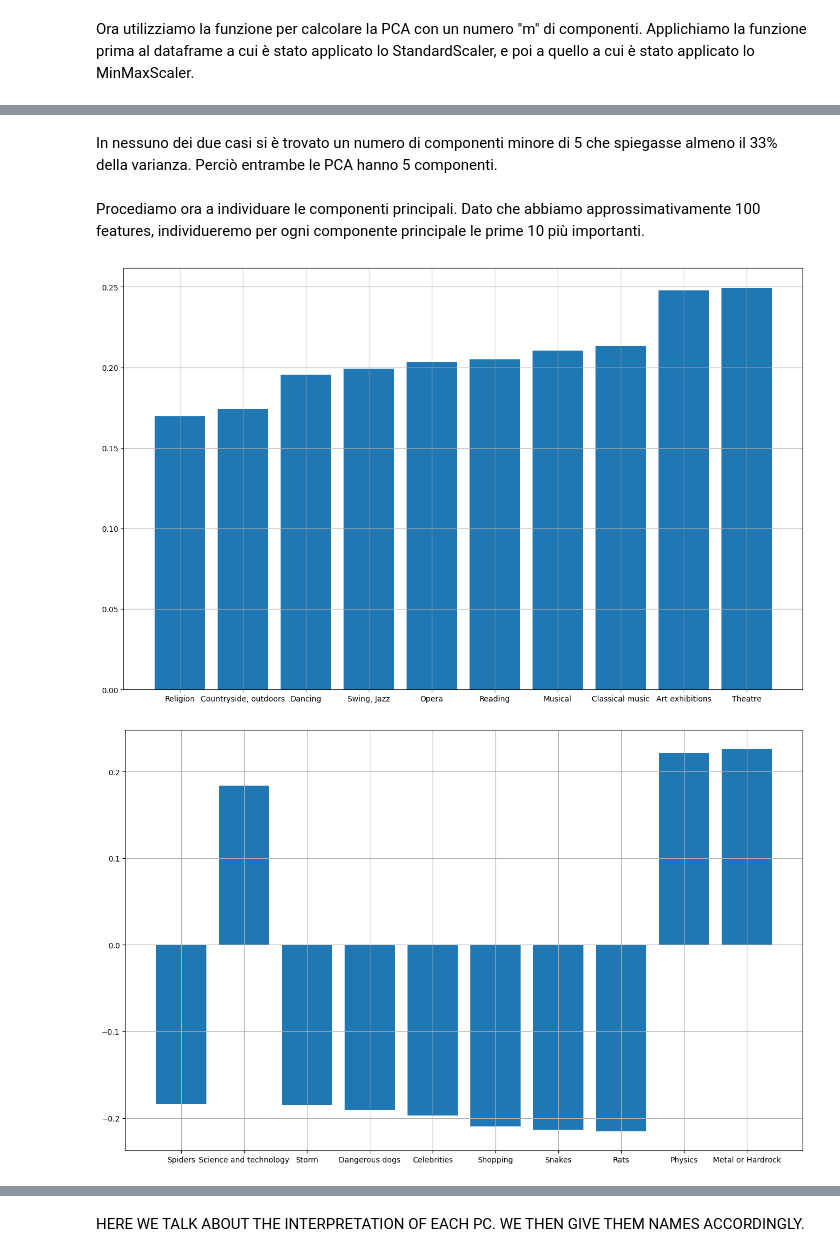
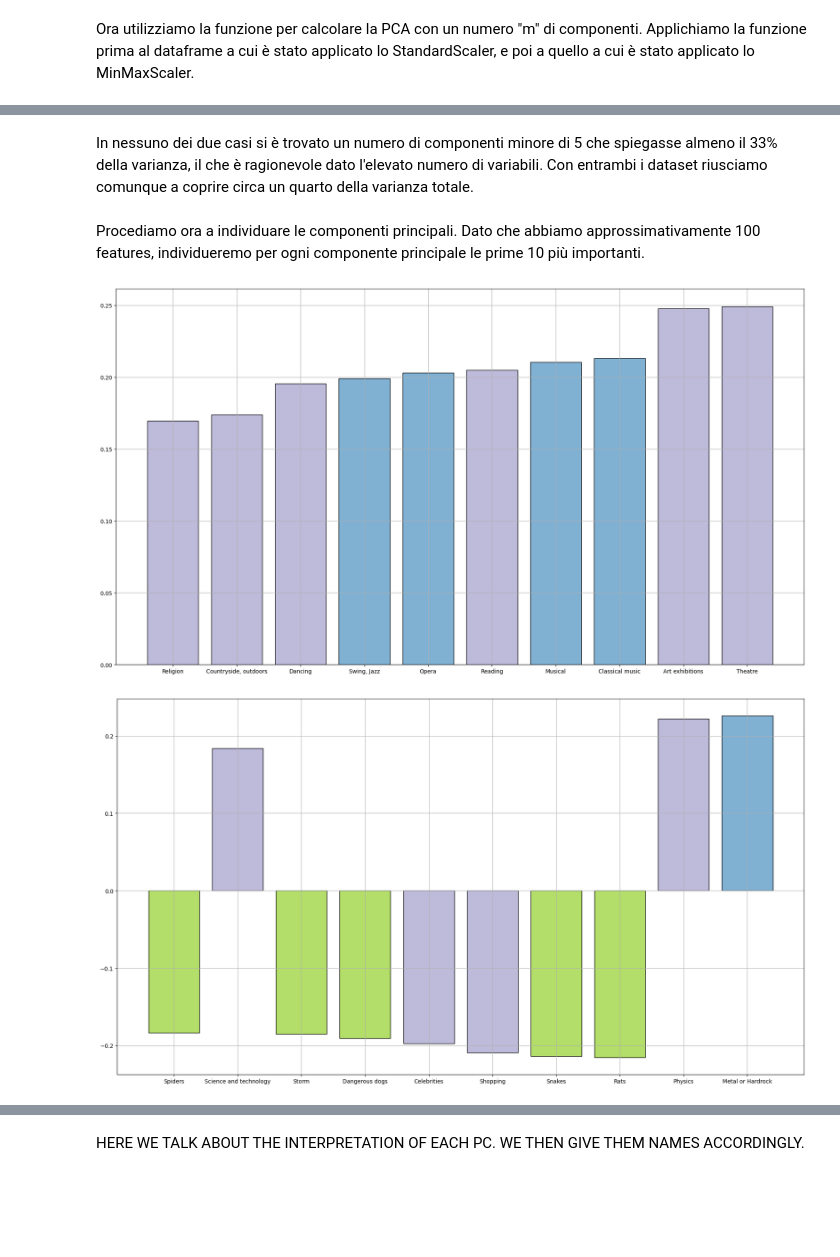
Before and after one commit to fabiolauro/PCA_CLA_Project, a Jupyter notebook: HWpca_Lauro_Martellone.ipynb, the cells around one changed output, grey strips where cells are left out. Saved outputs shown, nothing was run; the diff lists cells and outputs as text; code cells hidden in the pictures; blank space fills up the shorter version.

Commit message:
cute graphs

```diff
--- a/HWpca_Lauro_Martellone.ipynb
+++ b/HWpca_Lauro_Martellone.ipynb
@@ -450,8 +472,42 @@ def pca_computation(df,max):
 
         if exp_var >= 0.33:
             print(f"PCA has n={i} components!")
+            print(f"Variance explained: {np.sum(pca.explained_variance_ratio_)*100:.2f}%")
+            fig, ax = plt.subplots(1,2,figsize=(14,6))
+            ax[0].bar(range(pca.n_components_), pca.explained_variance_ratio_ ,color = "skyblue", edgecolor = "black")
+            ax[0].set_xticks(range(pca.n_components_), [f"PC{k}" for k in range(1,pca.n_components_+1)])
+            ax[0].set_xlabel("Principal Components")
+            ax[0].set_ylabel("Variance percentage per PC")
+            ax[0].grid(True)
+
+            ax[1].bar(range(pca.n_components_), np.cumsum(pca.explained_variance_ratio_), color = "red", edgecolor = "black")
+            ax[1].set_xticks(range(pca.n_components_), [f"PC{k}" for k in range(1,pca.n_components_+1)])
+            ax[1].set_xlabel("Principal Components")
+            ax[1].set_ylabel("Cumulative variance")
+            ax[1].grid(True)
+
+            plt.tight_layout()
+            plt.show()
             return pca
     print("Couldn't find a PCA explaining at least 33% of the variance. 5 components are given")
+    print(f"Variance explained: {np.sum(pca.explained_variance_ratio_)*100:.2f}%")
+
+    fig, ax = plt.subplots(1,2,figsize=(14,6))
+
+    ax[0].bar(range(pca.n_components_), pca.explained_variance_ratio_ ,color = "skyblue", edgecolor = "black")
+    ax[0].set_xticks(range(pca.n_components_), [f"PC{k}" for k in range(1,pca.n_components_+1)])
+    ax[0].set_xlabel("Principal Components")
+    ax[0].set_ylabel("Variance percentage per PC")
+    ax[0].grid(True)
+
+    ax[1].bar(range(pca.n_components_), np.cumsum(pca.explained_variance_ratio_), color = "red", edgecolor = "black")
+    ax[1].set_xticks(range(pca.n_components_), [f"PC{k}" for k in range(1,pca.n_components_+1)])
+    ax[1].set_xlabel("Principal Components")
+    ax[1].set_ylabel("Cumulative variance")
+    ax[1].grid(True)
+
+    plt.tight_layout()
+    plt.show()
     return pca
 # %% [markdown]
 Ora utilizziamo la funzione per calcolare la PCA con un numero "m" di componenti.
@@ -468,6 +528,5 @@ Couldn't find a PCA explaining at least 33% of the variance. 5 components are gi
 # %% [markdown]
-In nessuno dei due casi si è trovato un numero di componenti minore di 5 che spiegasse almeno il 33% della varianza.
-Perciò entrambe le PCA hanno 5 componenti.
+In nessuno dei due casi si è trovato un numero di componenti minore di 5 che spiegasse almeno il 33% della varianza, il che è ragionevole dato l'elevato numero di variabili. Con entrambi i dataset riusciamo comunque a coprire circa un quarto della varianza totale.
 # %% [markdown]
 Procediamo ora a individuare le componenti principali.
 Dato che abbiamo approssimativamente 100 features, individueremo per ogni componente principale le prime 10 più importanti.
@@ -478,33 +537,35 @@ eps = np.sqrt(1/X_df.shape[1])
 # %%
 n_components_std = pca_std_m.n_components_ #number of components
 
 #we define a few lists that will be useful to store all the relevant quantities
 
 loadings_std = [] #loadings of the components
 indexes_std = [] #indexes of the most important features for each component
 top_10_loadings_std = [] #top 10 loadings
 top_10_features_std = [] #corresponding names of the top 10 features
 
 
 #in this cycle we find the most important features for each component, then we plot them
 
 for ii in range(n_components_std):
 
     loadings = pca_std_m.components_[ii,:]
     indexes = np.argsort(np.abs(loadings))[-10:]
     top_10_loadings = loadings[indexes]
     top_10_features = X_df.columns[indexes]
+    top_10_colors = [variable_to_color[var] for var in top_10_features]
 
-    plt.figure(figsize=(16,10))
-    plt.bar(range(10), top_10_loadings)
+    plt.figure(figsize=(18,10))
+    plt.bar(range(10), top_10_loadings, color = top_10_colors, edgecolor = "black")
     plt.xticks(range(10), labels= top_10_features)
     plt.grid()
+    plt.tight_layout()
     plt.show()
 
     loadings_std.append(loadings)
     indexes_std.append(indexes)
     top_10_loadings_std.append(top_10_loadings)
     top_10_features_std.append(top_10_features)
 # %% [output]
-[figure, old version]
+[figure, new version]
-[figure, old version]
+[figure, new version]
```
Also changed, not shown: parts of 8 cells of this notebook.
